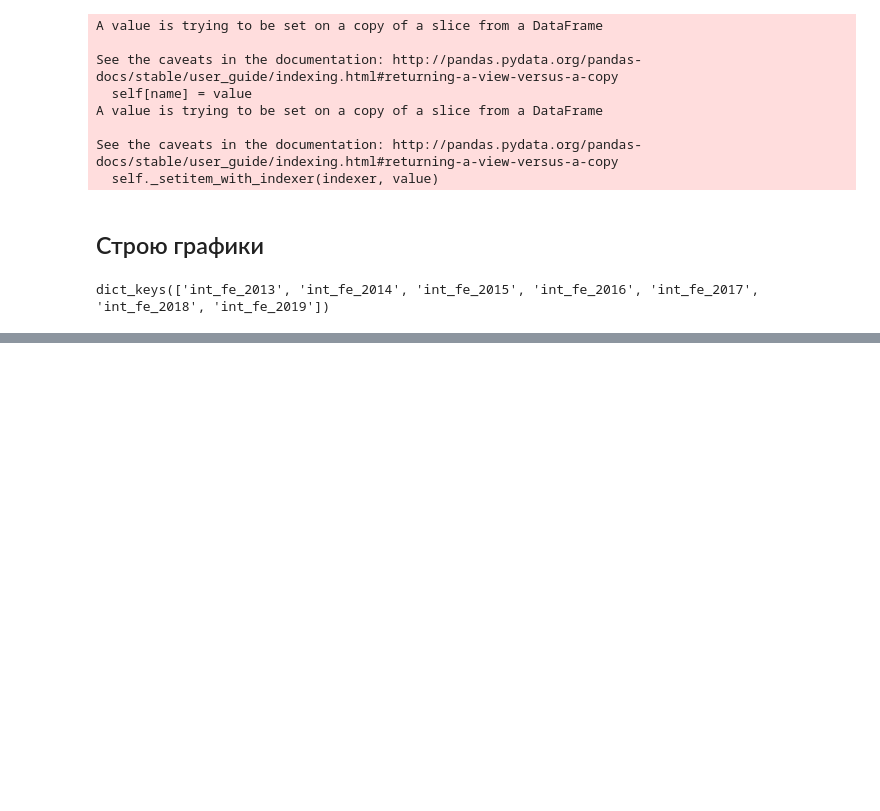
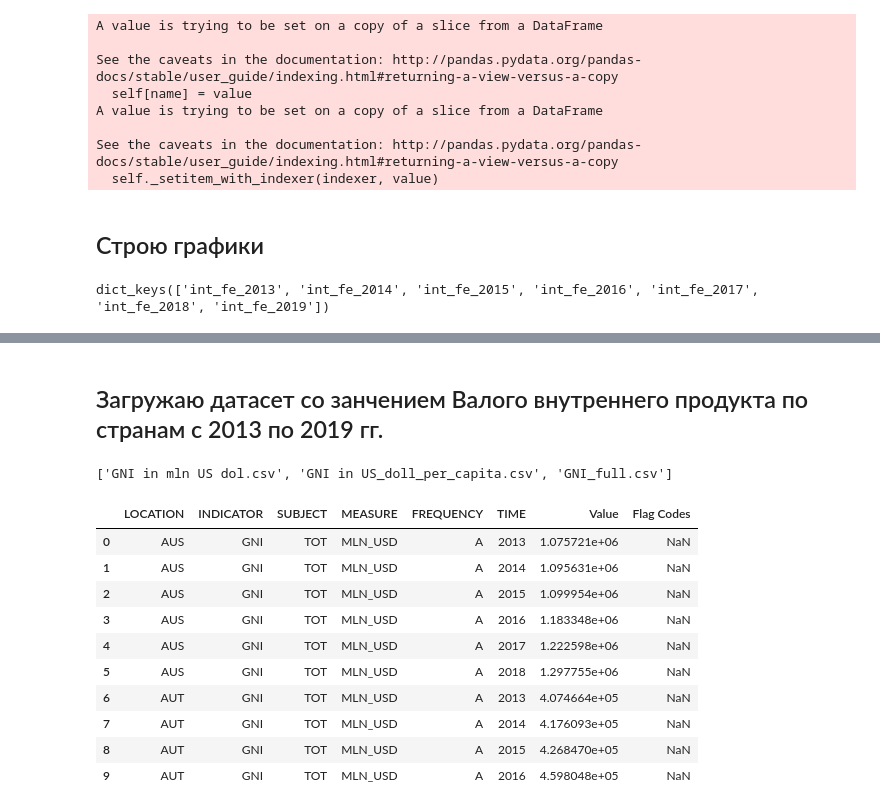
Before and after one commit to DSerpuhovitin/netology_pyda, a Jupyter notebook: Degee_project_ML/Degree_ML_res.ipynb, the cells around one changed output, grey strips where cells are left out. Drawn from its saved outputs; the diff is of its cells as text; code cells hidden in the pictures; blank space fills up the shorter version.

```diff
--- a/Degee_project_ML/Degree_ML_res.ipynb
+++ b/Degee_project_ML/Degree_ML_res.ipynb
@@ -435,0 +431,23 @@ ZeroDivisionError: division by zero
+# %% [markdown]
+## Загружаю датасет со занчением Валого внутреннего продукта по странам с 2013 по 2019 гг.
+# %%
+data_dir = 'C:\\Users\\dserp\\ML\\Degree_ML\\GNI\\'
+file_list = os.listdir(data_dir)
+file_list
+# %% [output]
+['GNI in mln US dol.csv', 'GNI in US_doll_per_capita.csv', 'GNI_full.csv']
+# %%
+gii_mln = pd.read_csv(os.path.join(data_dir, file_list[0]))
+gii_mln.head(10)
+# %% [output]
+|  | LOCATION | INDICATOR | SUBJECT | MEASURE | FREQUENCY | TIME | Value | Flag Codes |
+| 0 | AUS | GNI | TOT | MLN_USD | A | 2013 | 1.075721e+06 | NaN |
+| 1 | AUS | GNI | TOT | MLN_USD | A | 2014 | 1.095631e+06 | NaN |
+| 2 | AUS | GNI | TOT | MLN_USD | A | 2015 | 1.099954e+06 | NaN |
+| 3 | AUS | GNI | TOT | MLN_USD | A | 2016 | 1.183348e+06 | NaN |
+| 4 | AUS | GNI | TOT | MLN_USD | A | 2017 | 1.222598e+06 | NaN |
+| 5 | AUS | GNI | TOT | MLN_USD | A | 2018 | 1.297755e+06 | NaN |
+| 6 | AUT | GNI | TOT | MLN_USD | A | 2013 | 4.074664e+05 | NaN |
+| 7 | AUT | GNI | TOT | MLN_USD | A | 2014 | 4.176093e+05 | NaN |
+| 8 | AUT | GNI | TOT | MLN_USD | A | 2015 | 4.268470e+05 | NaN |
+| 9 | AUT | GNI | TOT | MLN_USD | A | 2016 | 4.598048e+05 | NaN |
```
Also changed, not shown: parts of 17 cells of this notebook.
